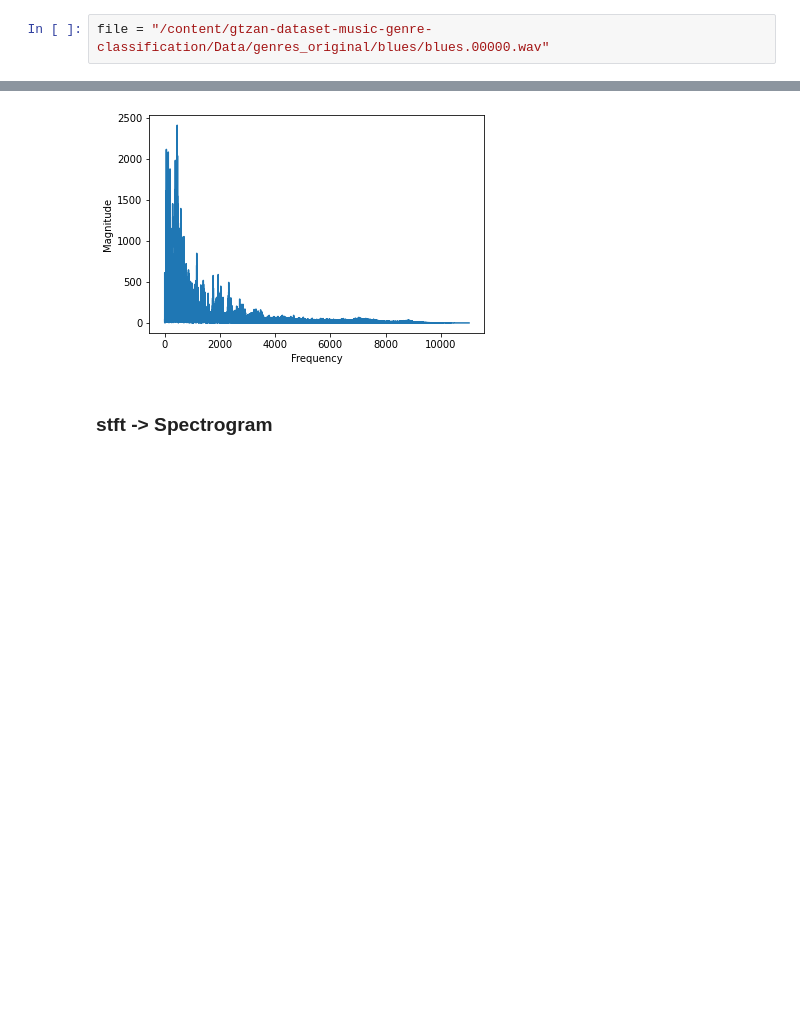
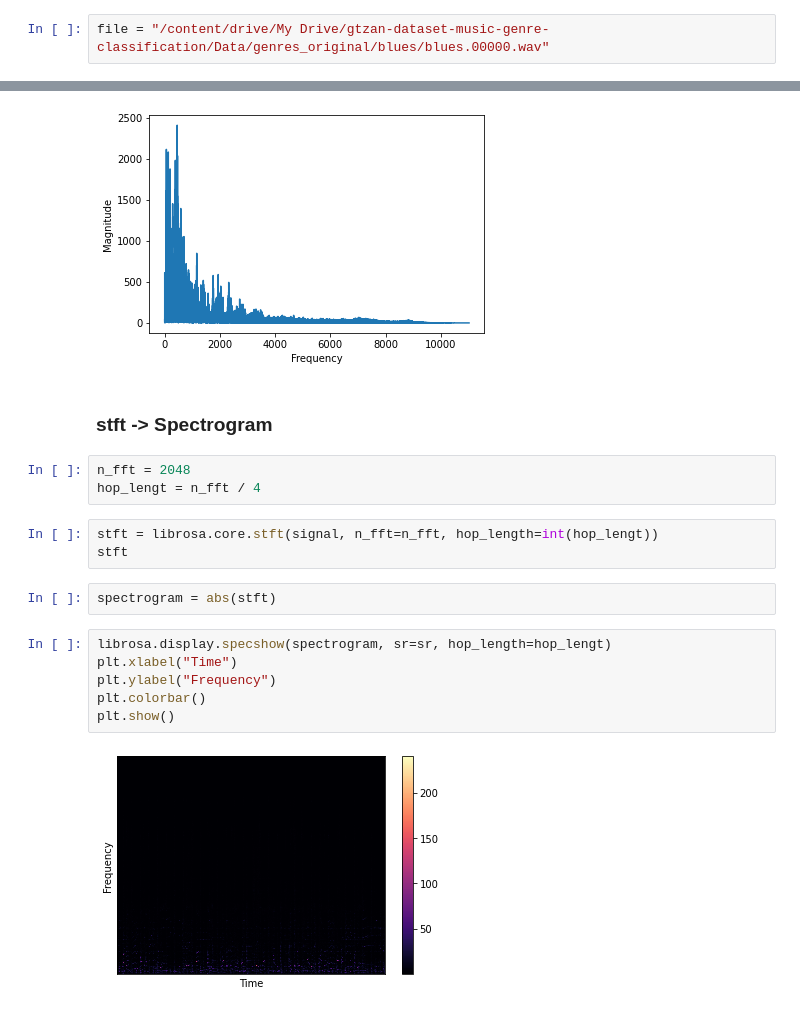
Before and after one commit to VinhDevNguyen/Machine-Learning, a Jupyter notebook: Project/Audio_Deep_Learning.ipynb, the cells around one changed output, grey strips where cells are left out. Saved outputs shown, nothing was run; the diff lists cells and outputs as text; blank space fills up the shorter version.

Commit message:
Preparing Data

```diff
--- a/Project/Audio_Deep_Learning.ipynb
+++ b/Project/Audio_Deep_Learning.ipynb
@@ -77,7 +59,7 @@ import matplotlib.pyplot as plt
 # %% [markdown]
 ### Waveform
 # %%
-file = "/content/gtzan-dataset-music-genre-classification/Data/genres_original/blues/blues.00000.wav"
+file = "/content/drive/My Drive/gtzan-dataset-music-genre-classification/Data/genres_original/blues/blues.00000.wav"
 # %%
 signal, sr = librosa.load(file,) # sr * T -> 22050 *30
 librosa.display.waveplot(signal, sr=sr)
@@ -110,3 +92,19 @@ plt.show()
 [figure]
 # %% [markdown]
 ### stft -> Spectrogram
+# %%
+n_fft = 2048
+hop_lengt = n_fft / 4
+# %%
+stft = librosa.core.stft(signal, n_fft=n_fft, hop_length=int(hop_lengt))
+stft
+# %%
+spectrogram = abs(stft)
+# %%
+librosa.display.specshow(spectrogram, sr=sr, hop_length=hop_lengt)
+plt.xlabel("Time")
+plt.ylabel("Frequency")
+plt.colorbar()
+plt.show()
+# %% [output]
+[figure, added]
```
Also changed, not shown: parts of 9 cells of this notebook.
